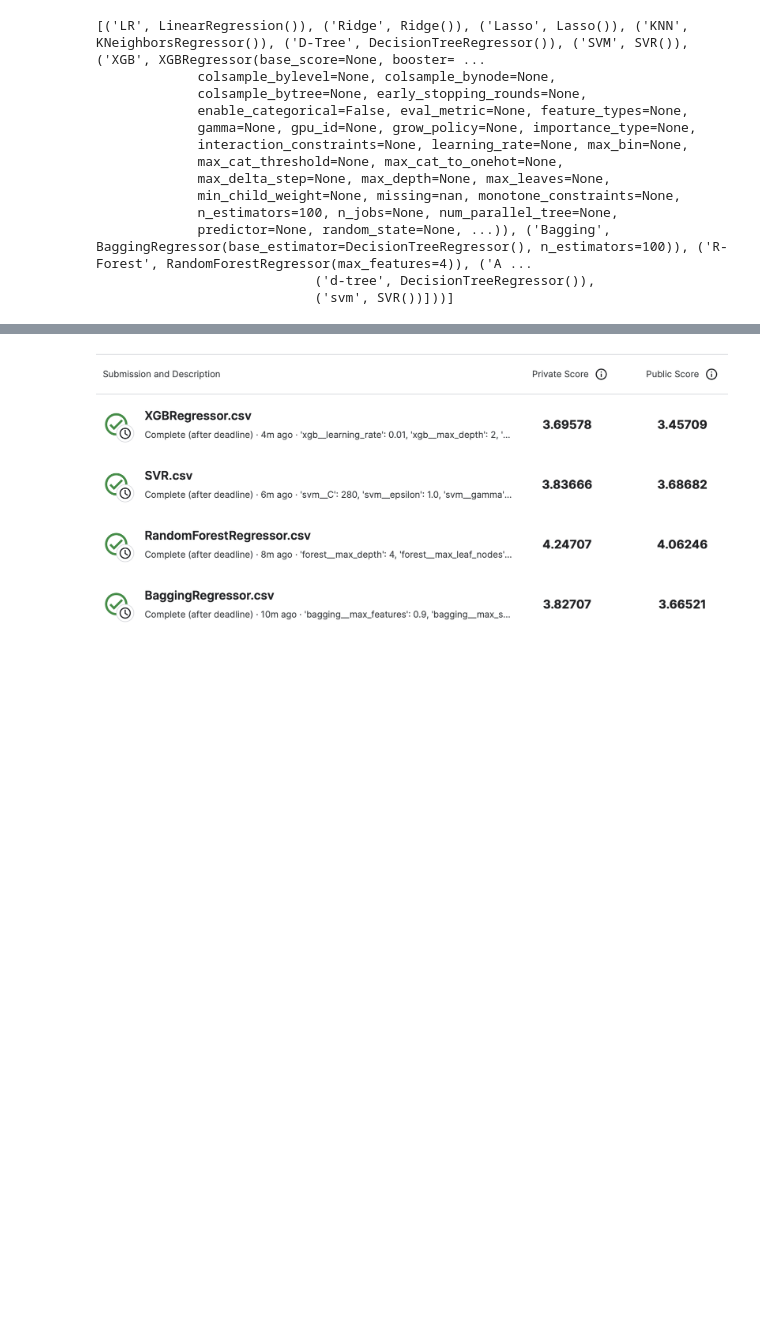
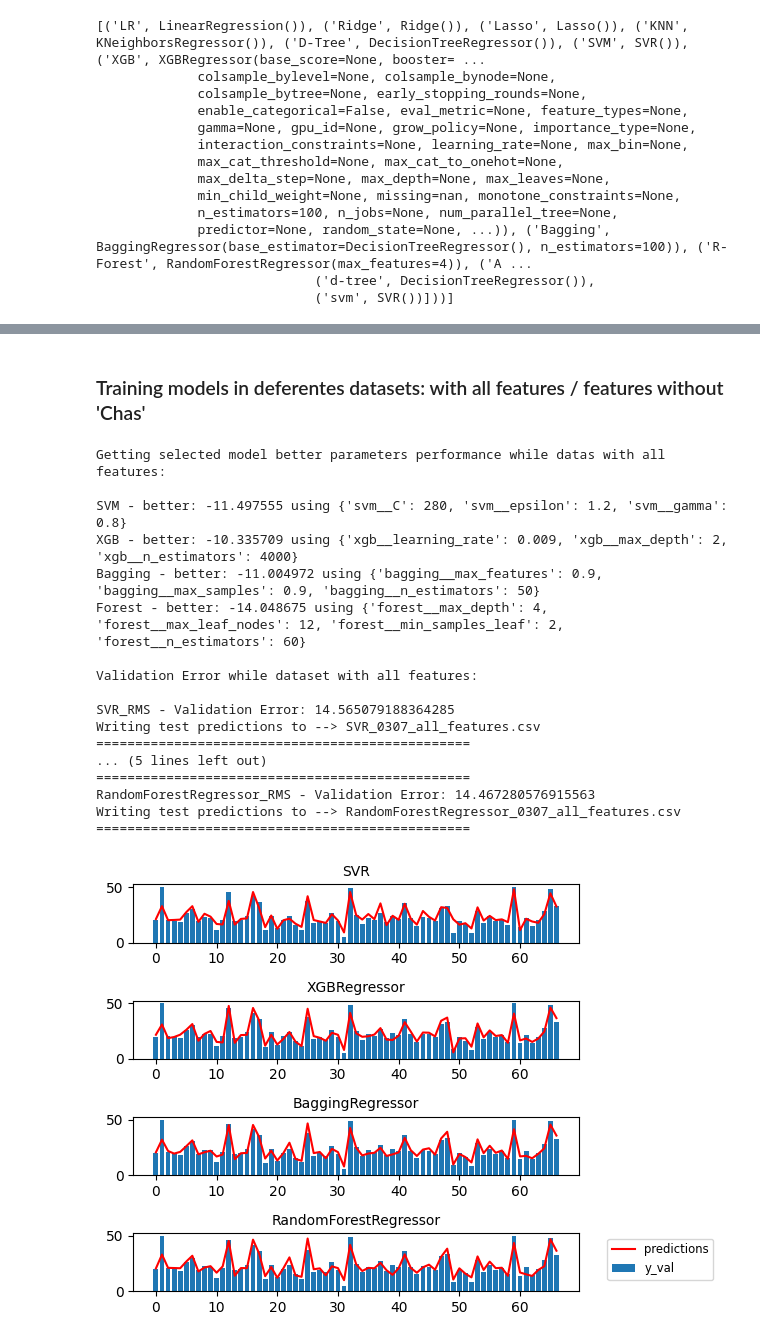
Before and after one commit to leticia-chen/MVP, a Jupyter notebook: Boston_Housing/Boston_Housing.ipynb, the cells around one changed output, grey strips where cells are left out. Saved outputs shown, nothing was run; the diff lists cells and outputs as text; code cells hidden in the pictures; blank space fills up the shorter version.

```diff
--- a/Boston_Housing/Boston_Housing.ipynb
+++ b/Boston_Housing/Boston_Housing.ipynb
@@ -241,16 +439,16 @@ Using Grid Search to perform hyperparameter optimization
 # %%
 # Setting parameters
 params = []
-params.append(('SVM', {'svm__C': [200, 210, 220, 230, 240, 250, 260, 270, 280, 300], 'svm__epsilon': [1.0], 'svm__gamma': [0.8, 0.9, 1.0]}))
-params.append(('XGB', {'xgb__n_estimators': [5000, 10000], 'xgb__max_depth': [2,3], 'xgb__learning_rate': [0.01, 0.05]}))
+params.append(('SVM', {'svm__C': [240, 250, 260, 270, 280, 290, 300, 310], 'svm__epsilon': [1.0, 1.1, 1.2], 'svm__gamma': [0.8, 0.9, 1.0]}))
+params.append(('XGB', {'xgb__n_estimators': [4000, 5000, 7000], 'xgb__max_depth': [2,3,4], 'xgb__learning_rate': [0.009, 0.01, 0.02]}))
 params.append(('Bagging', {
-    'bagging__n_estimators': [50, 100, 200, 300],
-    'bagging__max_samples': [0.5, 0.7, 0.9, 1.0],
-    'bagging__max_features': [0.5, 0.7, 0.9, 1.0]}))
+    'bagging__n_estimators': [50, 100, 150],
+    'bagging__max_samples': [0.8, 0.9, 1.0],
+    'bagging__max_features': [0.9, 1.0, 1.1]}))
 params.append(('Forest', {
-    'forest__n_estimators': [50, 100, 200, 300],
+    'forest__n_estimators': [30, 40, 50, 60],
     'forest__max_depth': range(3, 5),
-    'forest__min_samples_leaf': range(2, 4),
+    'forest__min_samples_leaf': range(2, 3),
     'forest__max_leaf_nodes': range(9, 13)}))
 # %%
 # To get parameters according to model
@@ -342,2 +542,61 @@ Writing predictions to --> RandomForestRegressor.csv
-# %% [markdown]
-![截圖 2023-06-16 01.34.14.png](embedded-picture-1)
+# %% [markdown]
+### Training models in deferentes datasets: with all features / features without 'Chas'
+# %%
+# Normalization
+normalizer = MinMaxScaler()
+datasets = [train_data, new_train]
+
+for data in datasets:
+    array = data.values
+    x = array[:, 0:data.shape[1]-1]
+    y = array[:, data.shape[1]-1]
+
+    x_train, x_val, y_train, y_val = train_test_split(x, y, test_size=0.2, shuffle=True, random_state=7)
+
+    x_train_nor = normalizer.fit_transform(x_train)
+    x_val_nor = normalizer.transform(x_val)
+
+    if np.array_equal(data, train_data):
+
+      is_all_features = True
+
+      print('\033[91mGetting selected model better parameters performance while datas with all features:\033[0m\n')
+      grid_search(pipelines, x_train_nor, y_train, is_all_features)
+
+      print()
+      print('\033[91mValidation Error while dataset with all features:\033[0m\n')
+      test_data = test_data.values
+      test_data_nor = normalizer.transform(test_data)
+      predict_and_plot(best_model_train_data, x_val_nor, y_val, test_data_nor, is_all_features)
+      print('-'*50)
+
+    else:
+      is_all_features = False
+
+      print('\033[91mGetting selected model better parameters performance while datas with features without chas:\033[0m\n')
+      grid_search(pipelines, x_train_nor, y_train, is_all_features)
+
+      print()
+      print('\033[91mValidation Error while dataset without chas:\033[0m\n')
+      new_test = new_test.values
+      new_test_nor = normalizer.transform(new_test)
+      predict_and_plot(best_model_new_train, x_val_nor, y_val, new_test_nor, is_all_features)
+# %% [output]
+Getting selected model better parameters performance while datas with all features:
+
+SVM - better: -11.497555 using {'svm__C': 280, 'svm__epsilon': 1.2, 'svm__gamma': 0.8}
+XGB - better: -10.335709 using {'xgb__learning_rate': 0.009, 'xgb__max_depth': 2, 'xgb__n_estimators': 4000}
+Bagging - better: -11.004972 using {'bagging__max_features': 0.9, 'bagging__max_samples': 0.9, 'bagging__n_estimators': 50}
+Forest - better: -14.048675 using {'forest__max_depth': 4, 'forest__max_leaf_nodes': 12, 'forest__min_samples_leaf': 2, 'forest__n_estimators': 60}
+
+Validation Error while dataset with all features:
+
+SVR_RMS - Validation Error: 14.565079188364285
+Writing test predictions to --> SVR_0307_all_features.csv
+================================================
+... (5 lines left out)
+================================================
+RandomForestRegressor_RMS - Validation Error: 14.467280576915563
+Writing test predictions to --> RandomForestRegressor_0307_all_features.csv
+================================================
+[figure, added]
```
Also changed, not shown: parts of 54 cells of this notebook.
